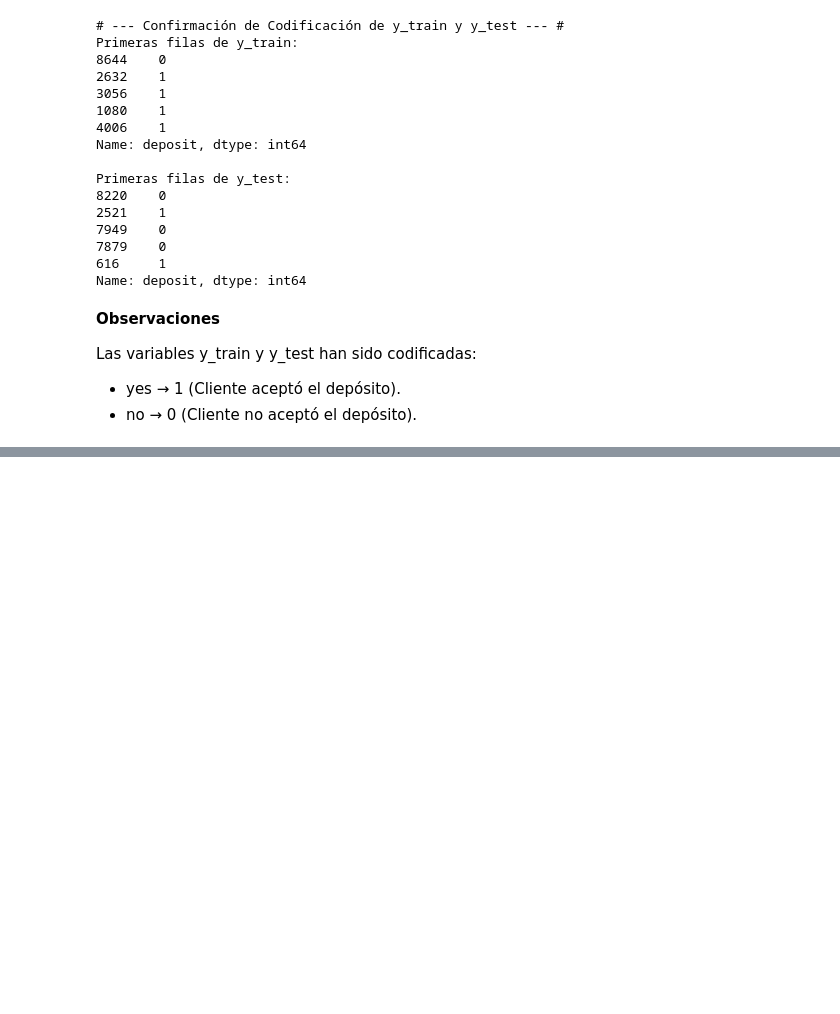
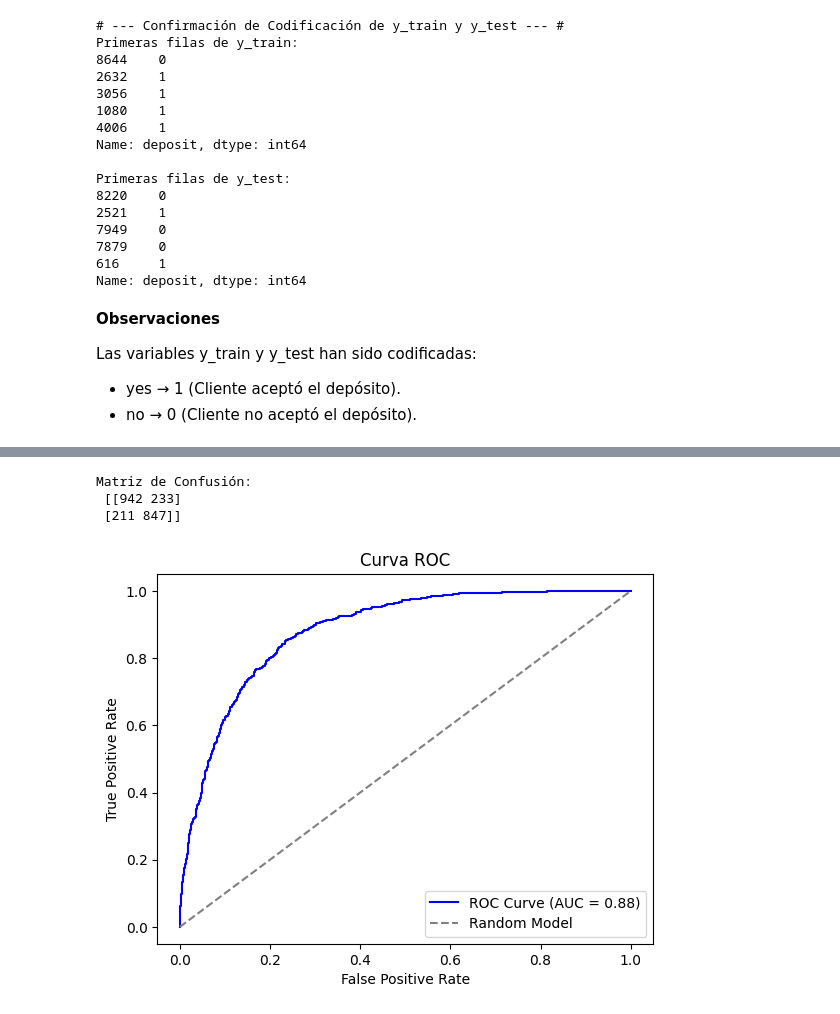
Before and after one commit to neiluz/project_machine_learning, a Jupyter notebook: sprint_8/sprint_8.2.ipynb, the cells around one changed output, grey strips where cells are left out. Saved outputs shown, nothing was run; the diff lists cells and outputs as text; code cells hidden in the pictures; blank space fills up the shorter version.

```diff
--- a/sprint_8/sprint_8.2.ipynb
+++ b/sprint_8/sprint_8.2.ipynb
@@ -595,0 +354,3 @@ cv_roc_auc_scores = cross_val_score(model, X_train, y_train, cv=kf, scoring='roc
+# %%
+X_test_transformed = pd.DataFrame(X_test_transformed)
+X_test_transformed.head()
@@ -620,11 +430,11 @@ Promedio de ROC-AUC: 0.8855
 # %%
 #Entrenar el modelo en el conjunto completo de entrenamiento
 # Entrenar el modelo
-model.fit(X_train, y_train)
+model.fit(X_train_transformed, y_train)
 
 # Hacer predicciones en el conjunto de prueba
-y_pred = model.predict(X_test)
-y_pred_proba = model.predict_proba(X_test)[:, 1]  # Obtener probabilidades para ROC-AUC
+y_pred = model.predict(X_test_transformed)
+y_pred_proba = model.predict_proba(X_test_transformed)[:, 1]  # Obtener probabilidades para ROC-AUC
 # %%
 #Calcular las métricas de evaluación en el conjunto de prueba
 # Calcular métricas
@@ -736,0 +603,4 @@ ROC-AUC en Conjunto de Prueba: 0.8839
+# %%
+# Entrenar el modelo final con los mejores parámetros
+best_model = LogisticRegression(**best_params, random_state=42, max_iter=1000)
+best_model.fit(X_train_transformed, y_train)
@@ -736,0 +610,4 @@ ROC-AUC en Conjunto de Prueba: 0.8839
+# %%
+# Evaluar el modelo en el conjunto de prueba
+y_pred = best_model.predict(X_test_transformed)
+y_pred_proba = best_model.predict_proba(X_test_transformed)[:, 1]
@@ -736,0 +635,21 @@ ROC-AUC en Conjunto de Prueba: 0.8839
+# %%
+# Matriz de Confusión
+conf_matrix = confusion_matrix(y_test, y_pred)
+print("Matriz de Confusión:\n", conf_matrix)
+# %% [output]
+Matriz de Confusión:
+ [[942 233]
+ [211 847]]
+# %%
+# Curva ROC
+fpr, tpr, _ = roc_curve(y_test, y_pred_proba)
+plt.figure()
+plt.plot(fpr, tpr, color='blue', label=f'ROC Curve (AUC = {roc_auc:.2f})')
+plt.plot([0, 1], [0, 1], color='gray', linestyle='--', label='Random Model')
+plt.title('Curva ROC')
+plt.xlabel('False Positive Rate')
+plt.ylabel('True Positive Rate')
+plt.legend()
+plt.show()
+# %% [output]
+[figure, added]
```
Also changed, not shown: parts of 83 cells of this notebook, 1 other file.
